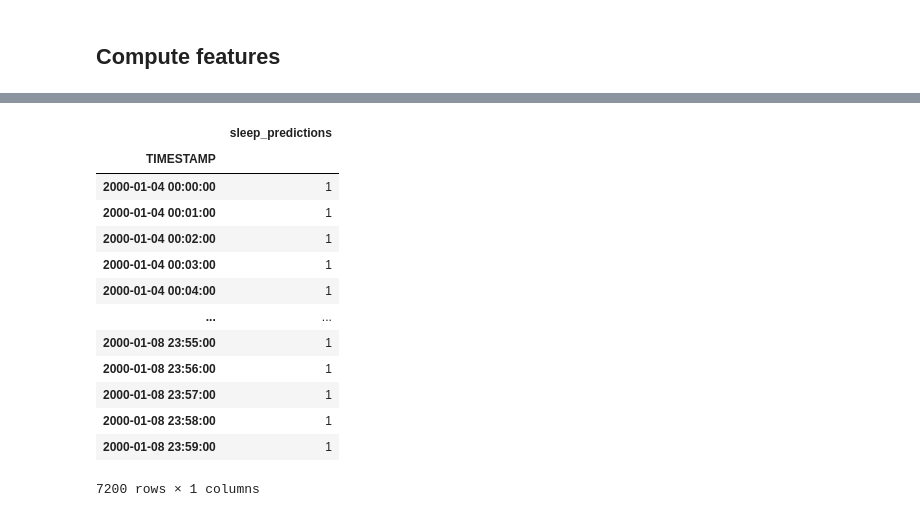
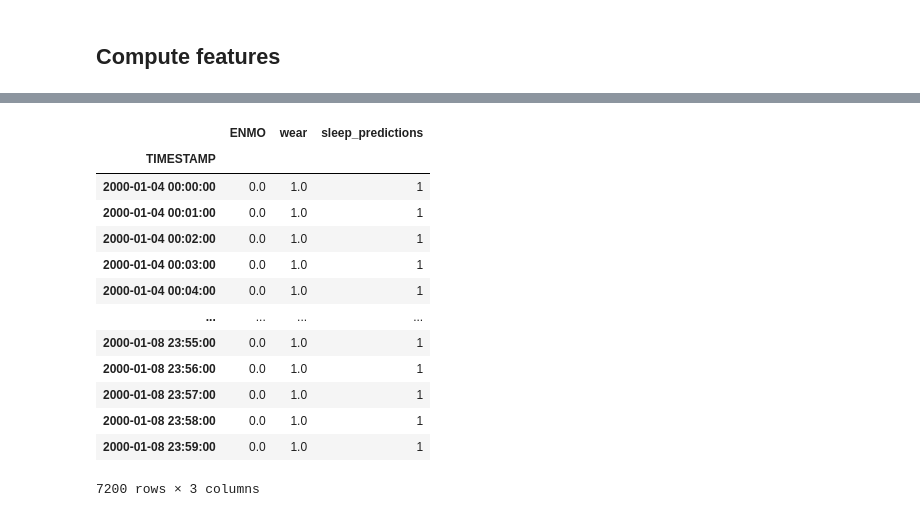
Before and after one commit to ADAMMA-CDHI-ETH-Zurich/CosinorAge, a Jupyter notebook: examples/data_loading.ipynb, the cells around one changed output, grey strips where cells are left out. Cells and saved outputs as stored; diff of their text form; code cells hidden in the pictures.

```diff
--- a/examples/data_loading.ipynb
+++ b/examples/data_loading.ipynb
@@ -110,23 +108,23 @@ features_p.get_all()
 | 2000-01-06 | 0.772922 | 0.347926 | 0.974574 | 0.004812 | 6 | 0.000062 | 22 | 10.900000 | 11.950000 | 1.150000 | 876.0 | ... |
 | 2000-01-07 | 0.750507 | 0.154711 | 0.981498 | 0.009494 | 22 | 0.000089 | 2 | 10.500000 | 11.400000 | 2.100000 | 481.0 | ... |
 | 2000-01-08 | 1.302505 | 0.436482 | 0.977179 | 0.003945 | 15 | 0.000046 | 5 | 15.400000 | 7.550000 | 1.050000 | NaN | ... |
-# %%
-features_p.get_sleep_predictions()
-# %% [output]
-|  | sleep_predictions |
-| TIMESTAMP |  |
-| 2000-01-04 00:00:00 | 1 |
-| 2000-01-04 00:01:00 | 1 |
-| 2000-01-04 00:02:00 | 1 |
-| 2000-01-04 00:03:00 | 1 |
-| 2000-01-04 00:04:00 | 1 |
-| ... | ... |
-| 2000-01-08 23:55:00 | 1 |
-| 2000-01-08 23:56:00 | 1 |
-| 2000-01-08 23:57:00 | 1 |
-| 2000-01-08 23:58:00 | 1 |
-| 2000-01-08 23:59:00 | 1 |
-7200 rows × 1 columns
+# %%
+features_p.get_enmo_data()
+# %% [output]
+|  | ENMO | wear | sleep_predictions |
+| TIMESTAMP |  |  |  |
+| 2000-01-04 00:00:00 | 0.0 | 1.0 | 1 |
+| 2000-01-04 00:01:00 | 0.0 | 1.0 | 1 |
+| 2000-01-04 00:02:00 | 0.0 | 1.0 | 1 |
+| 2000-01-04 00:03:00 | 0.0 | 1.0 | 1 |
+| 2000-01-04 00:04:00 | 0.0 | 1.0 | 1 |
+| ... | ... | ... | ... |
+| 2000-01-08 23:55:00 | 0.0 | 1.0 | 1 |
+| 2000-01-08 23:56:00 | 0.0 | 1.0 | 1 |
+| 2000-01-08 23:57:00 | 0.0 | 1.0 | 1 |
+| 2000-01-08 23:58:00 | 0.0 | 1.0 | 1 |
+| 2000-01-08 23:59:00 | 0.0 | 1.0 | 1 |
+7200 rows × 3 columns
 # %%
 import matplotlib.pyplot as plt
 plt.figure(figsize=(20, 5))
```
Also changed, not shown: parts of 5 cells of this notebook, 2 other files.
